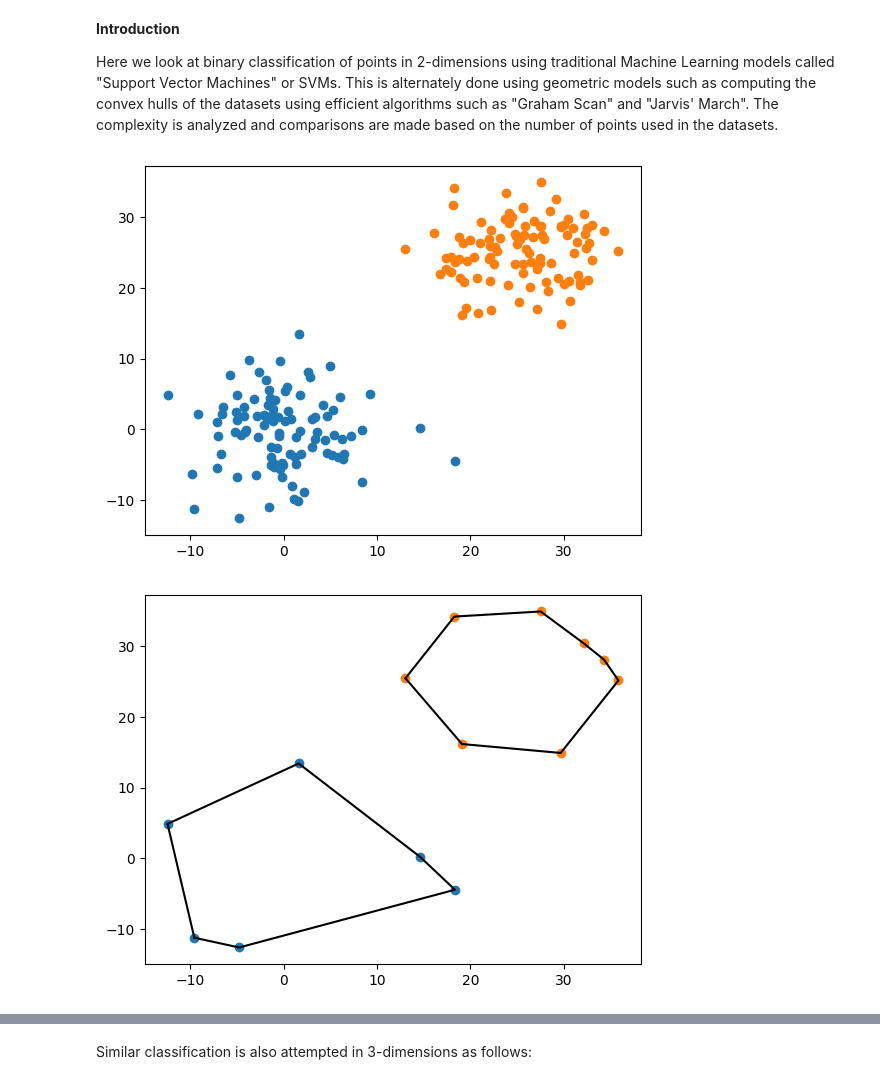
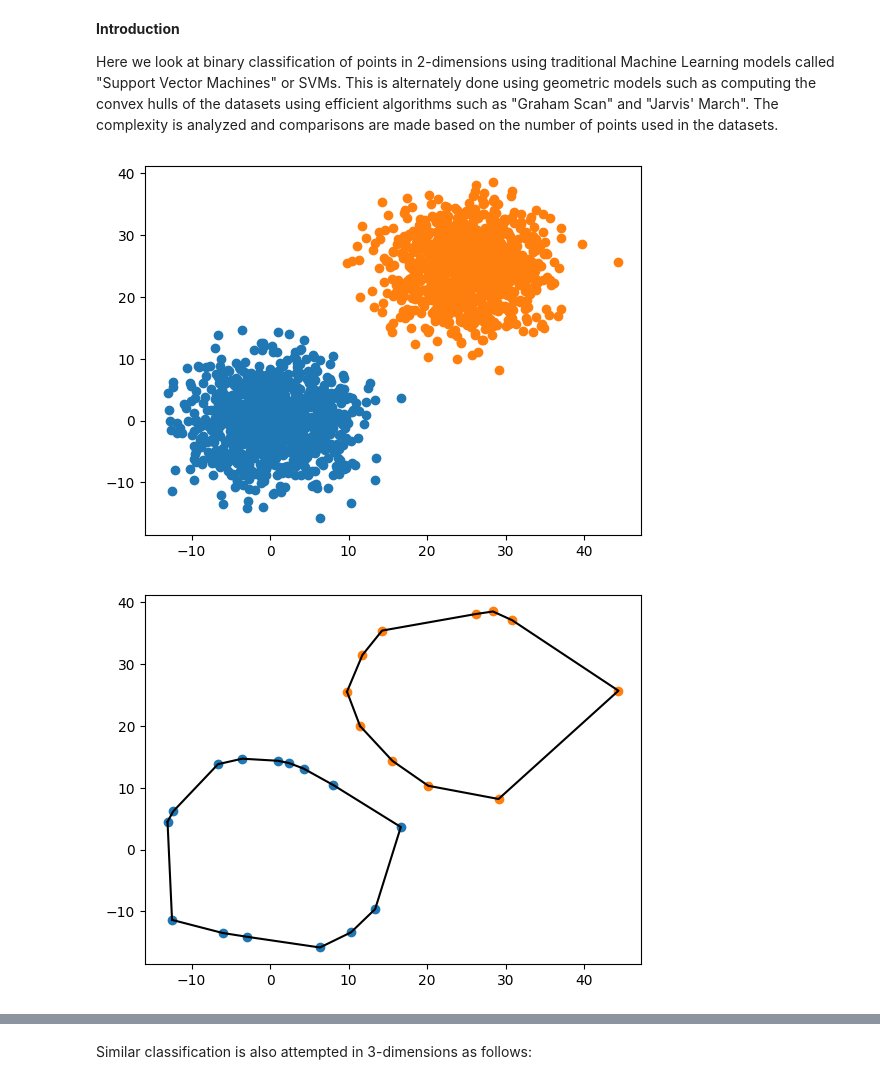
Before and after one commit to anishshil/CSCI8442-ComputationalGeometry, a Jupyter notebook: CGProject.ipynb, the cells around one changed output, grey strips where cells are left out. Saved outputs shown, nothing was run; the diff lists cells and outputs as text; code cells hidden in the pictures.

```diff
--- a/CGProject.ipynb
+++ b/CGProject.ipynb
@@ -5,25 +5,25 @@ Here we look at binary classification of points in 2-dimensions using traditiona
 # %%
 import numpy as np
 import matplotlib.pyplot as plt
 from visualization import *
 from scipy.spatial import ConvexHull, convex_hull_plot_2d
 
 # SAMPLE RANDOM POINTS FROM NORMAL DISTRIBUTION
 mu, sigma = 0, 5 # mean, std deviation
-train_x = np.random.normal(mu, sigma, (100,2)) #training data
-train_y = np.zeros(100) # class 0
-test_x = np.random.normal(mu, sigma, (10,2)) # test data
-test_y = np.zeros(10)
+train_x = np.random.normal(mu, sigma, (1000,2)) #training data
+train_y = np.zeros(1000) # class 0
+test_x = np.random.normal(mu, sigma, (100,2)) # test data
+test_y = np.zeros(100)
 mu, sigma = [25,25], 5
-train2_x = np.random.normal(mu, sigma, (100,2))
-train2_y = np.ones(100) # class 1
-test2_x = np.random.normal(mu, sigma, (10,2))
-test2_y = np.ones(10)
+train2_x = np.random.normal(mu, sigma, (1000,2))
+train2_y = np.ones(1000) # class 1
+test2_x = np.random.normal(mu, sigma, (100,2))
+test2_y = np.ones(100)
 
 # PLOT THE POINTS
 plotClasses(train_x, train2_x, pointPlot=False)
 # %% [output]
-[figure, old version]
+[figure, new version]
 # %%
 from convex_hull_algorithms import GrahamScan, JarvisMarch
 
@@ -34,7 +34,7 @@ L2 = GrahamScan(train2_x.tolist())
 # Plot the computed Convex Hull:
 plotClasses(L1, L2)
 # %% [output]
-[figure, old version]
+[figure, new version]
 # %%
 # Run Jarvis' march on both the train datasets to generate two hulls
 L1 = JarvisMarch(train_x)
```
Also changed, not shown: parts of 7 cells of this notebook, 1 other file.
